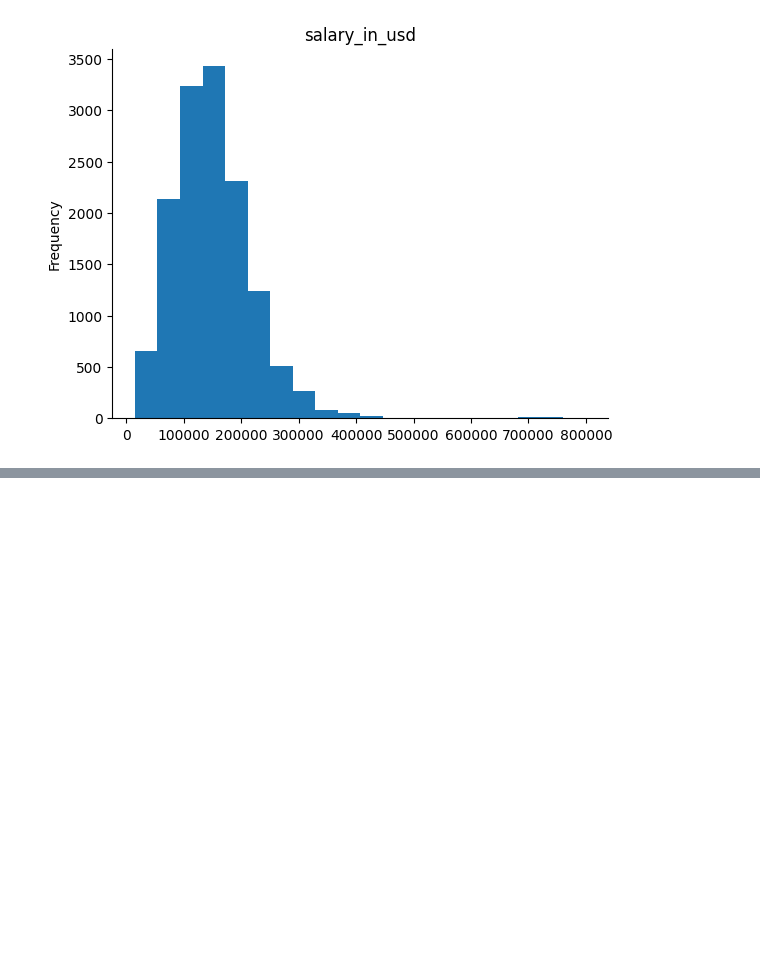
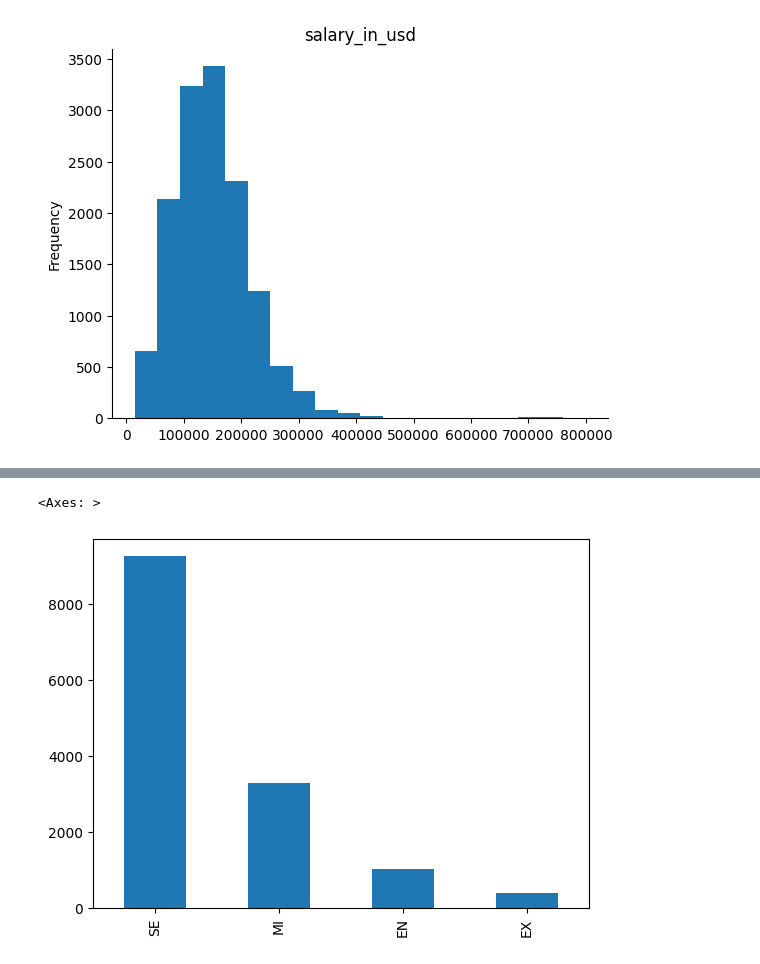
Before and after one commit to MargoNupreichik/DS_jobs_salaries_analysis, a Jupyter notebook: ds_job_salaries.ipynb, the cells around one changed output, grey strips where cells are left out. Cells and saved outputs as stored; diff of their text form; code cells hidden in the pictures; blank space fills up the shorter version.

```diff
--- a/ds_job_salaries.ipynb
+++ b/ds_job_salaries.ipynb
@@ -71,0 +98,10 @@ Passing `palette` without assigning `hue` is deprecated and will be removed in v
+# %%
+# вручную реально обработать: experience_level ['SE' 'MI' 'EN' 'EX']
+#                             employment_type ['FT' 'CT' 'PT' 'FL']
+#                             company_size ['L' 'M' 'S']
+
+# графики: частота встречи каждого типа в каждом столбце
+df['experience_level'].value_counts().plot.bar()
+# %% [output]
+<Axes: >
+[figure, added]
```
Also changed, not shown: parts of 14 cells of this notebook.
